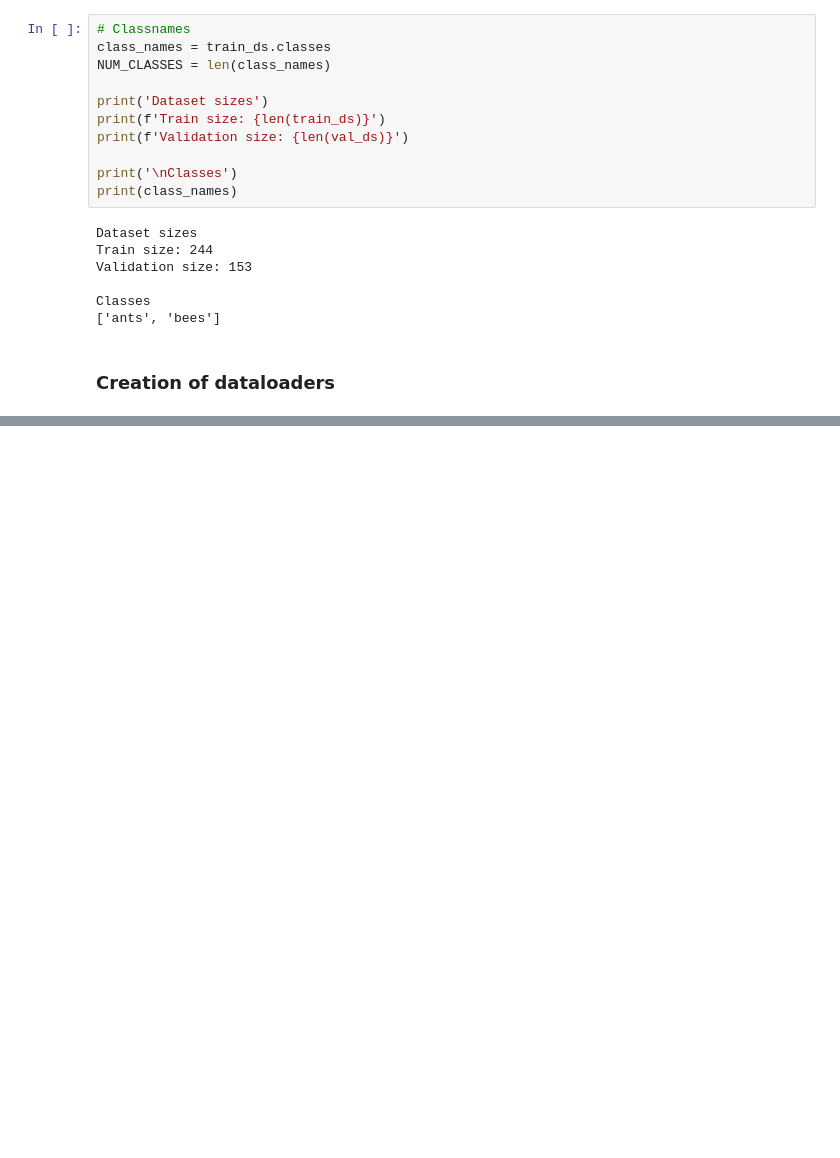
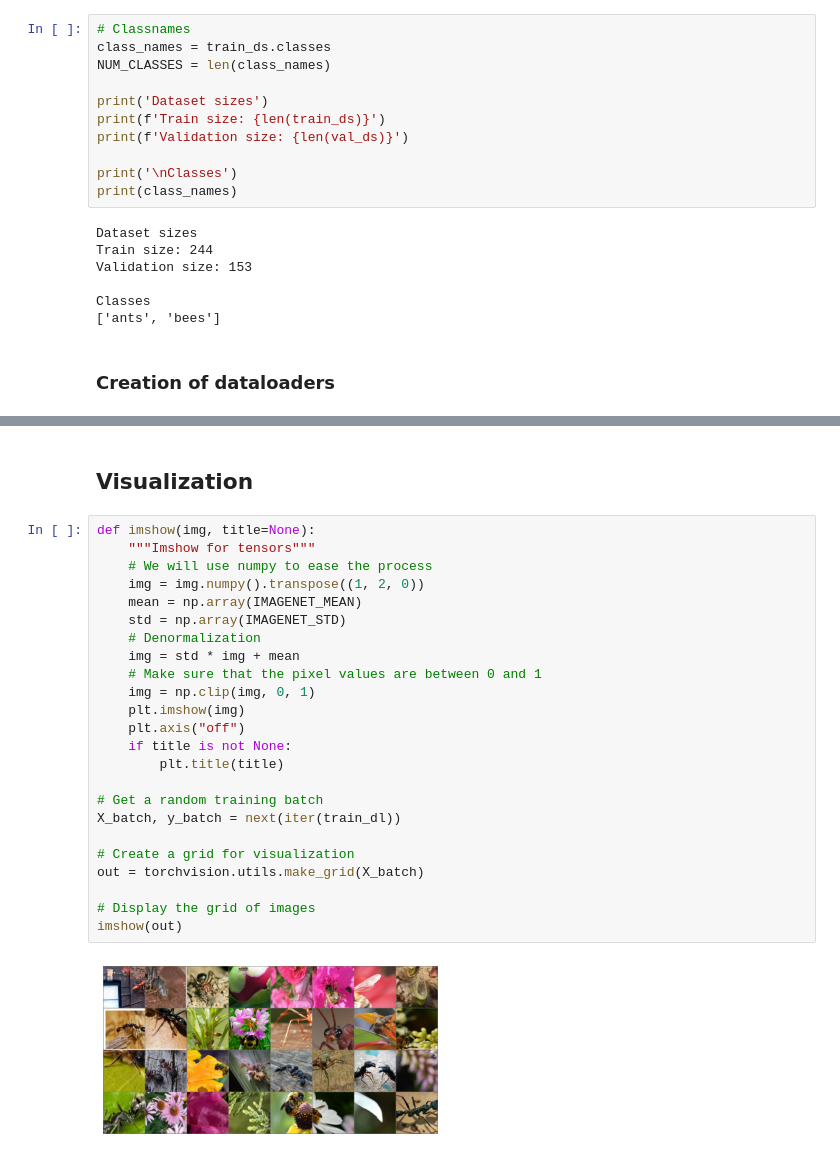
Before and after one commit to scudr/Transfer_learning, a Jupyter notebook: transfer_learning.ipynb, the cells around one changed output, grey strips where cells are left out. Cells and saved outputs as stored; diff of their text form; blank space fills up the shorter version.

Commit message:
Added visualization

```diff
--- a/transfer_learning.ipynb
+++ b/transfer_learning.ipynb
@@ -255,0 +254,28 @@ val_dl = data.DataLoader(val_ds, batch_size=32, shuffle=False)
+# %% [markdown]
+## Visualization
+# %%
+def imshow(img, title=None):
+    """Imshow for tensors"""
+    # We will use numpy to ease the process
+    img = img.numpy().transpose((1, 2, 0))
+    mean = np.array(IMAGENET_MEAN)
+    std = np.array(IMAGENET_STD)
+    # Denormalization
+    img = std * img + mean
+    # Make sure that the pixel values are between 0 and 1
+    img = np.clip(img, 0, 1)
+    plt.imshow(img)
+    plt.axis("off")
+    if title is not None:
+        plt.title(title)
+
+# Get a random training batch
+X_batch, y_batch = next(iter(train_dl))
+
+# Create a grid for visualization
+out = torchvision.utils.make_grid(X_batch)
+
+# Display the grid of images
+imshow(out)
+# %% [output]
+[figure, added]
```
Also changed, not shown: parts of 1 cell of this notebook.
